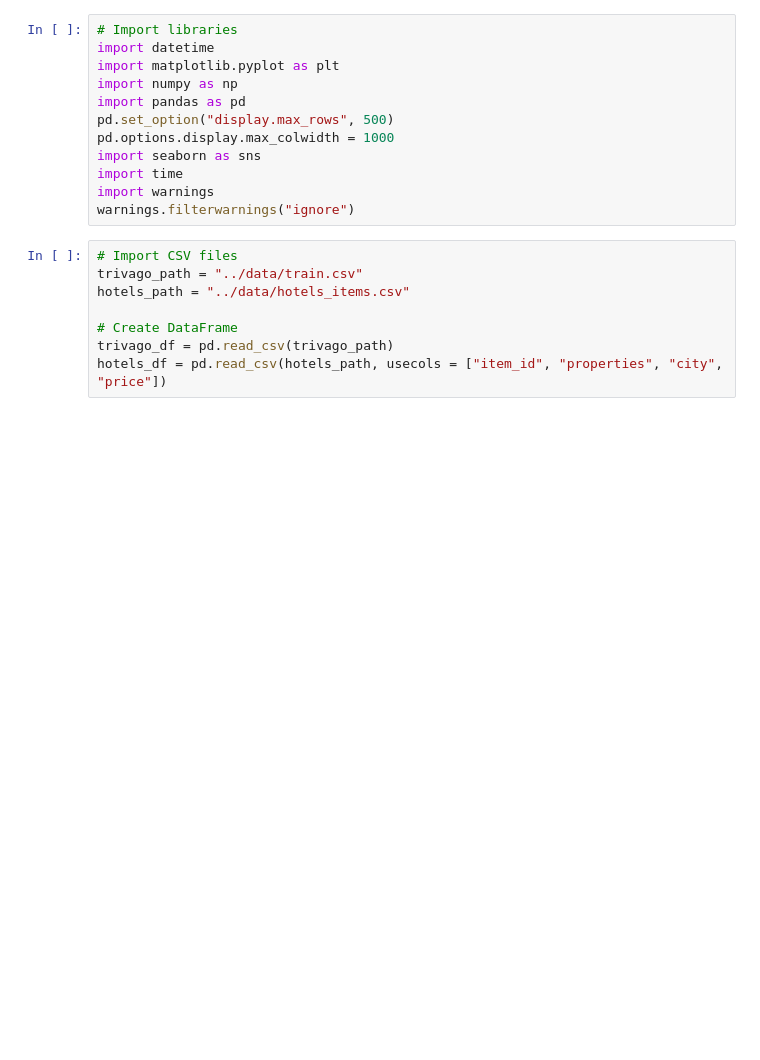
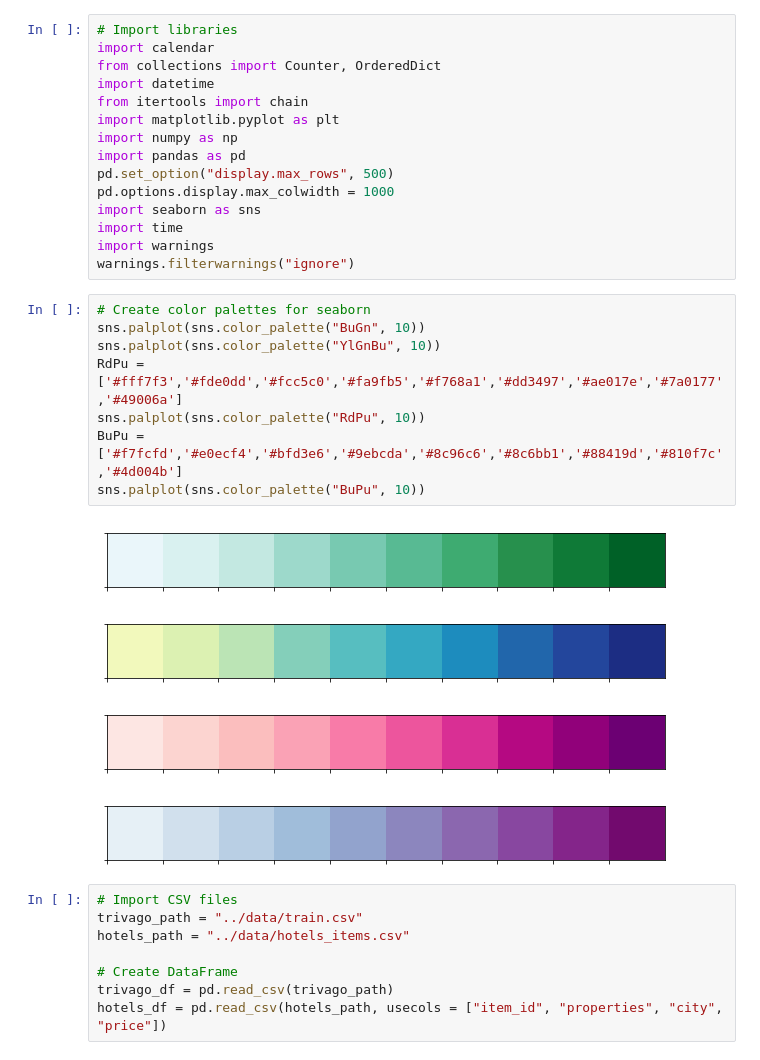
Before and after one commit to fpleoni/where_do_we_go_from_here, a Jupyter notebook: jupyter_notebooks/exploratory_data_analysis.ipynb, the cells around one changed output. Saved outputs shown, nothing was run; the diff lists cells and outputs as text; blank space fills up the shorter version.

```diff
--- a/jupyter_notebooks/exploratory_data_analysis.ipynb
+++ b/jupyter_notebooks/exploratory_data_analysis.ipynb
@@ -1,6 +1,9 @@
 # %%
 # Import libraries
+import calendar
+from collections import Counter, OrderedDict
 import datetime
+from itertools import chain
 import matplotlib.pyplot as plt
 import numpy as np
 import pandas as pd
@@ -10,6 +13,19 @@ import seaborn as sns
 import time
 import warnings
 warnings.filterwarnings("ignore")
+# %%
+# Create color palettes for seaborn
+sns.palplot(sns.color_palette("BuGn", 10))
+sns.palplot(sns.color_palette("YlGnBu", 10))
+RdPu = ['#fff7f3','#fde0dd','#fcc5c0','#fa9fb5','#f768a1','#dd3497','#ae017e','#7a0177','#49006a']
+sns.palplot(sns.color_palette("RdPu", 10))
+BuPu = ['#f7fcfd','#e0ecf4','#bfd3e6','#9ebcda','#8c96c6','#8c6bb1','#88419d','#810f7c','#4d004b']
+sns.palplot(sns.color_palette("BuPu", 10))
+# %% [output]
+[figure, added]
+[figure, added]
+[figure, added]
+[figure, added]
 # %%
 # Import CSV files
 trivago_path = "../data/train.csv"
```
Also changed, not shown: parts of 27 cells of this notebook.
